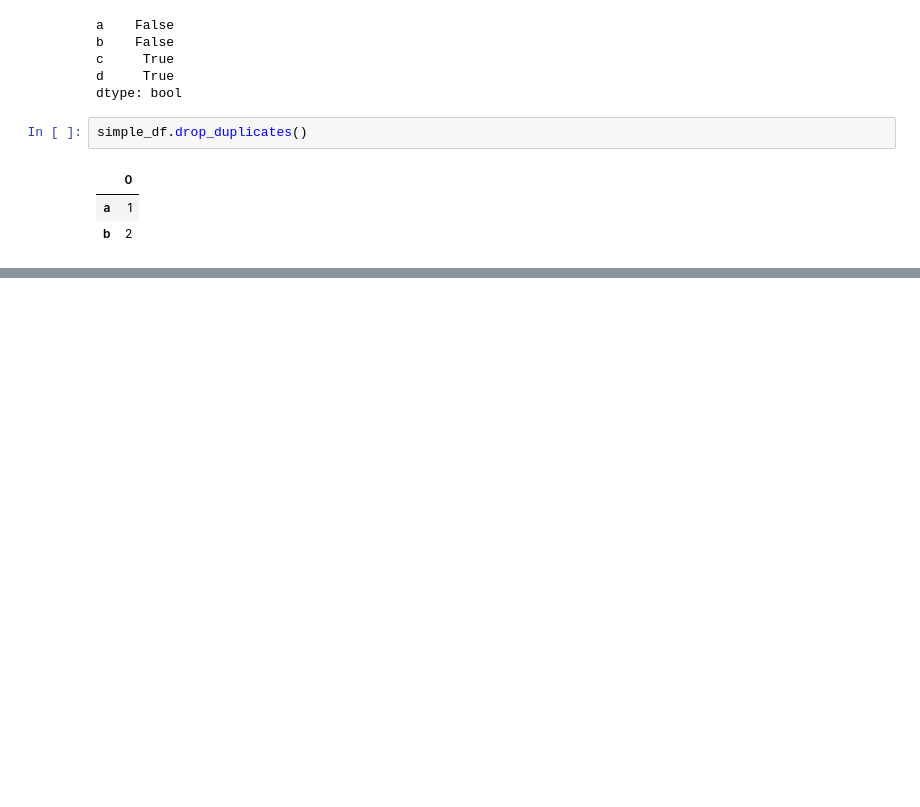
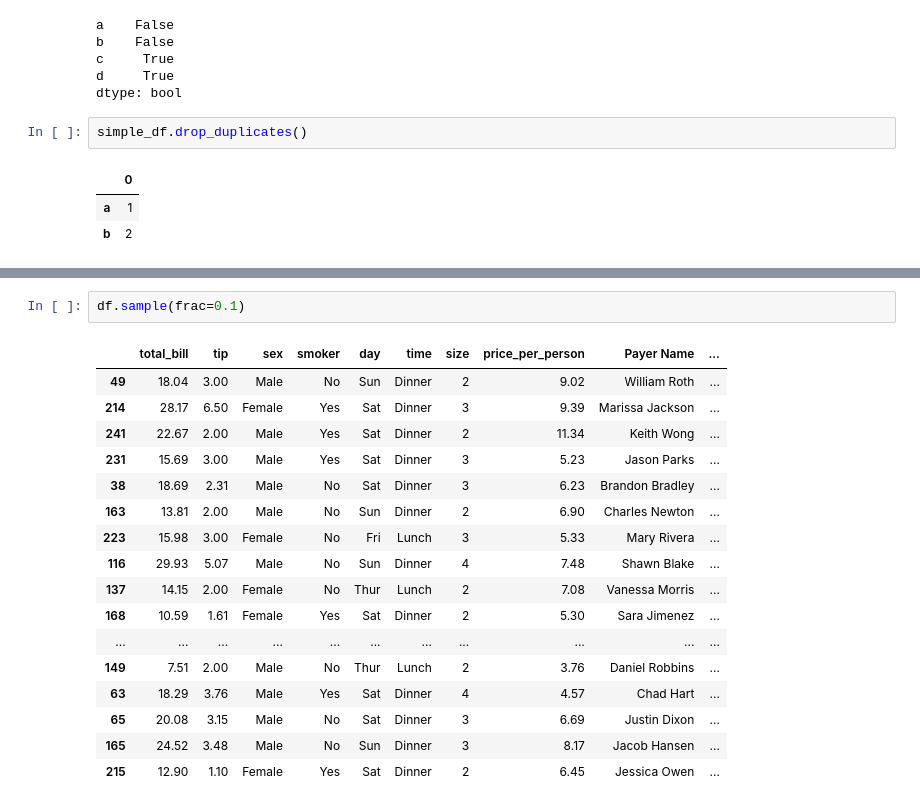
Before and after one commit to AthirsonSilva/machine-learning-masterclass, a Jupyter notebook: pandas/useful-methods3.ipynb, the cells around one changed output, grey strips where cells are left out. Saved outputs shown, nothing was run; the diff lists cells and outputs as text; blank space fills up the shorter version.

```diff
--- a/pandas/useful-methods3.ipynb
+++ b/pandas/useful-methods3.ipynb
@@ -150,0 +178,20 @@ simple_df.drop_duplicates()
+# %%
+df.sample(frac=0.1)
+# %% [output]
+|  | total_bill | tip | sex | smoker | day | time | size | price_per_person | Payer Name | ... |
+| 49 | 18.04 | 3.00 | Male | No | Sun | Dinner | 2 | 9.02 | William Roth | ... |
+| 214 | 28.17 | 6.50 | Female | Yes | Sat | Dinner | 3 | 9.39 | Marissa Jackson | ... |
+| 241 | 22.67 | 2.00 | Male | Yes | Sat | Dinner | 2 | 11.34 | Keith Wong | ... |
+| 231 | 15.69 | 3.00 | Male | Yes | Sat | Dinner | 3 | 5.23 | Jason Parks | ... |
+| 38 | 18.69 | 2.31 | Male | No | Sat | Dinner | 3 | 6.23 | Brandon Bradley | ... |
+| 163 | 13.81 | 2.00 | Male | No | Sun | Dinner | 2 | 6.90 | Charles Newton | ... |
+| 223 | 15.98 | 3.00 | Female | No | Fri | Lunch | 3 | 5.33 | Mary Rivera | ... |
+| 116 | 29.93 | 5.07 | Male | No | Sun | Dinner | 4 | 7.48 | Shawn Blake | ... |
+| 137 | 14.15 | 2.00 | Female | No | Thur | Lunch | 2 | 7.08 | Vanessa Morris | ... |
+| 168 | 10.59 | 1.61 | Female | Yes | Sat | Dinner | 2 | 5.30 | Sara Jimenez | ... |
+| ... | ... | ... | ... | ... | ... | ... | ... | ... | ... | ... |
+| 149 | 7.51 | 2.00 | Male | No | Thur | Lunch | 2 | 3.76 | Daniel Robbins | ... |
+| 63 | 18.29 | 3.76 | Male | Yes | Sat | Dinner | 4 | 4.57 | Chad Hart | ... |
+| 65 | 20.08 | 3.15 | Male | No | Sat | Dinner | 3 | 6.69 | Justin Dixon | ... |
+| 165 | 24.52 | 3.48 | Male | No | Sun | Dinner | 3 | 8.17 | Jacob Hansen | ... |
+| 215 | 12.90 | 1.10 | Female | Yes | Sat | Dinner | 2 | 6.45 | Jessica Owen | ... |
```
Also changed, not shown: parts of 3 cells of this notebook.
